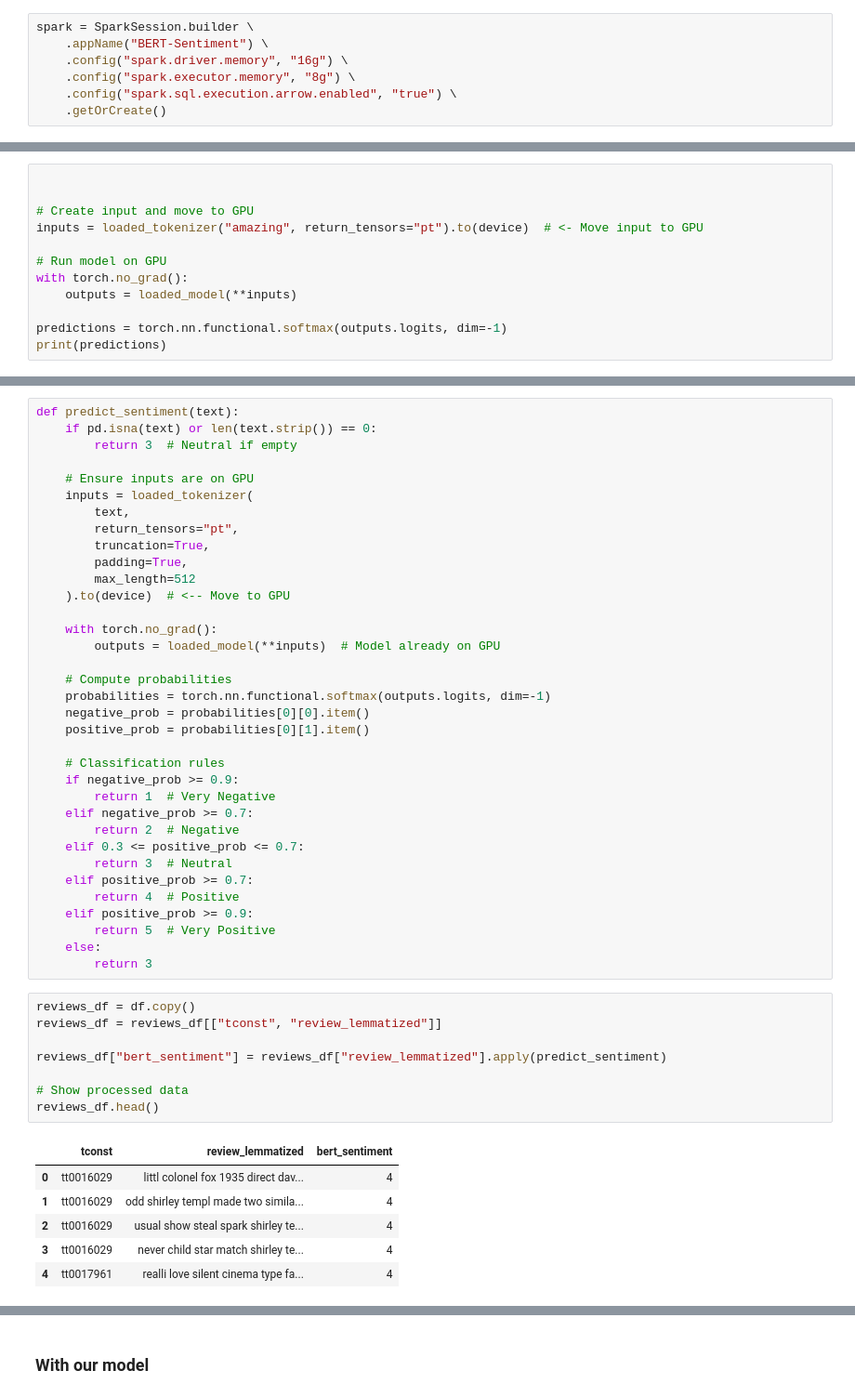
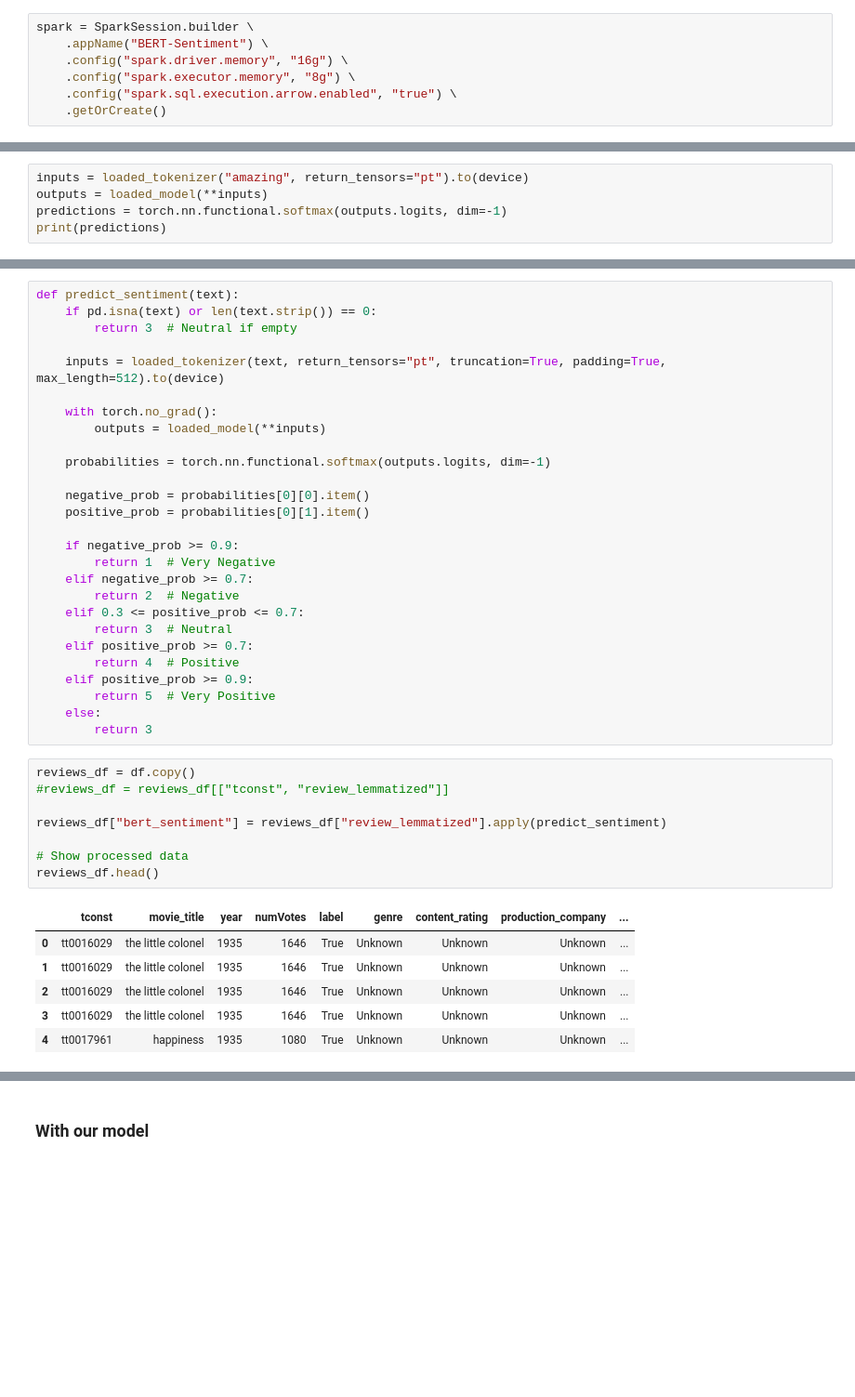
Before and after one commit to meralegre/Big_Data_IMDb, a Jupyter notebook: sentiment_datascraped.ipynb, the cells around one changed output, grey strips where cells are left out. Shown at 93% size. Cells and saved outputs as stored; diff of their text form; blank space fills up the shorter version.

```diff
--- a/sentiment_datascraped.ipynb
+++ b/sentiment_datascraped.ipynb
@@ -282,15 +264,8 @@ BertForSequenceClassification(
   (classifier): Linear(in_features=1024, out_features=2, bias=True)
 )
 # %%
-
-
-# Create input and move to GPU
-inputs = loaded_tokenizer("amazing", return_tensors="pt").to(device)  # <- Move input to GPU
-
-# Run model on GPU
-with torch.no_grad():
-    outputs = loaded_model(**inputs)
-
+inputs = loaded_tokenizer("amazing", return_tensors="pt").to(device)
+outputs = loaded_model(**inputs)
 predictions = torch.nn.functional.softmax(outputs.logits, dim=-1)
 print(predictions)
 # %% [output]
@@ -302,24 +277,16 @@ def predict_sentiment(text):
     if pd.isna(text) or len(text.strip()) == 0:
         return 3  # Neutral if empty
 
-    # Ensure inputs are on GPU
-    inputs = loaded_tokenizer(
-        text,
-        return_tensors="pt",
-        truncation=True,
-        padding=True,
-        max_length=512
-    ).to(device)  # <-- Move to GPU
+    inputs = loaded_tokenizer(text, return_tensors="pt", truncation=True, padding=True, max_length=512).to(device)
 
     with torch.no_grad():
-        outputs = loaded_model(**inputs)  # Model already on GPU
+        outputs = loaded_model(**inputs)
 
-    # Compute probabilities
     probabilities = torch.nn.functional.softmax(outputs.logits, dim=-1)
+
     negative_prob = probabilities[0][0].item()
     positive_prob = probabilities[0][1].item()
 
-    # Classification rules
     if negative_prob >= 0.9:
         return 1  # Very Negative
     elif negative_prob >= 0.7:
@@ -334,17 +301,17 @@ def predict_sentiment(text):
         return 3
 # %%
 reviews_df = df.copy()
-reviews_df = reviews_df[["tconst", "review_lemmatized"]]
+#reviews_df = reviews_df[["tconst", "review_lemmatized"]]
 
 reviews_df["bert_sentiment"] = reviews_df["review_lemmatized"].apply(predict_sentiment)
 
 # Show processed data
 reviews_df.head()
 # %% [output]
-|  | tconst | review_lemmatized | bert_sentiment |
-| 0 | tt0016029 | littl colonel fox 1935 direct dav... | 4 |
-| 1 | tt0016029 | odd shirley templ made two simila... | 4 |
-| 2 | tt0016029 | usual show steal spark shirley te... | 4 |
-| 3 | tt0016029 | never child star match shirley te... | 4 |
-| 4 | tt0017961 | realli love silent cinema type fa... | 4 |
+|  | tconst | movie_title | year | numVotes | label | genre | content_rating | production_company | ... |
+| 0 | tt0016029 | the little colonel | 1935 | 1646 | True | Unknown | Unknown | Unknown | ... |
+| 1 | tt0016029 | the little colonel | 1935 | 1646 | True | Unknown | Unknown | Unknown | ... |
+| 2 | tt0016029 | the little colonel | 1935 | 1646 | True | Unknown | Unknown | Unknown | ... |
+| 3 | tt0016029 | the little colonel | 1935 | 1646 | True | Unknown | Unknown | Unknown | ... |
+| 4 | tt0017961 | happiness | 1935 | 1080 | True | Unknown | Unknown | Unknown | ... |
 # %%
```
Also changed, not shown: parts of 27 cells of this notebook, 2 other files.
